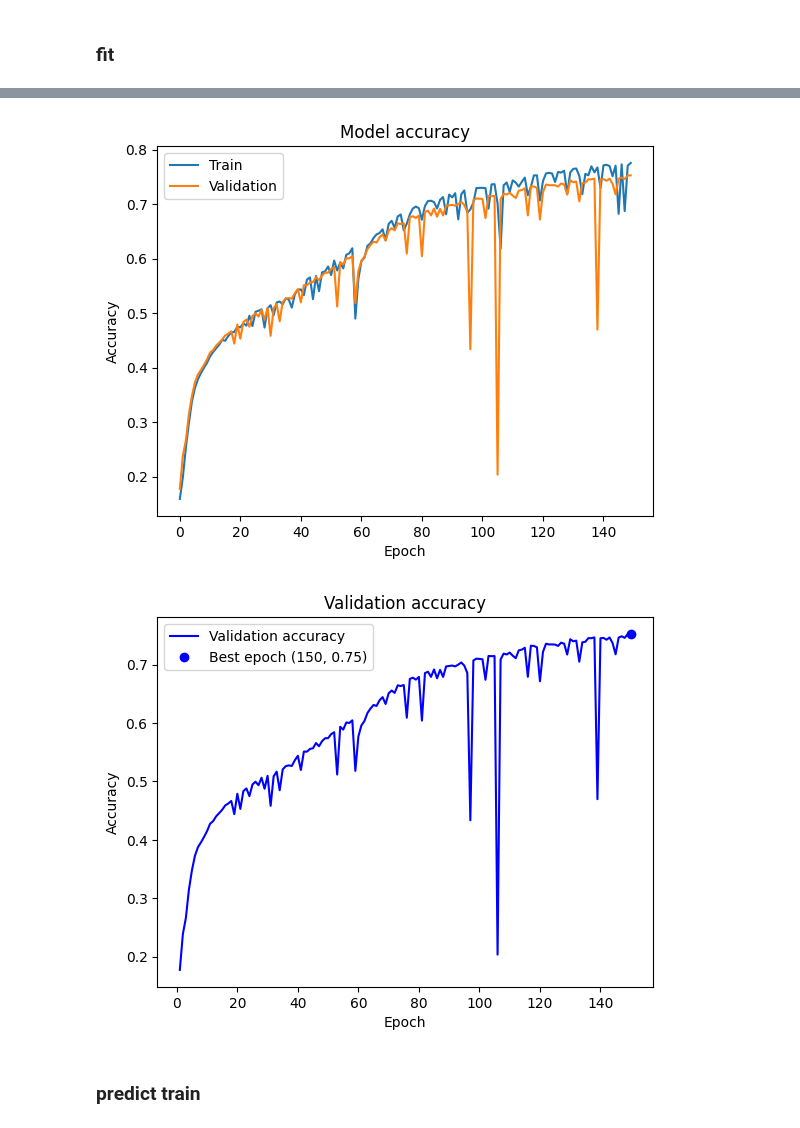
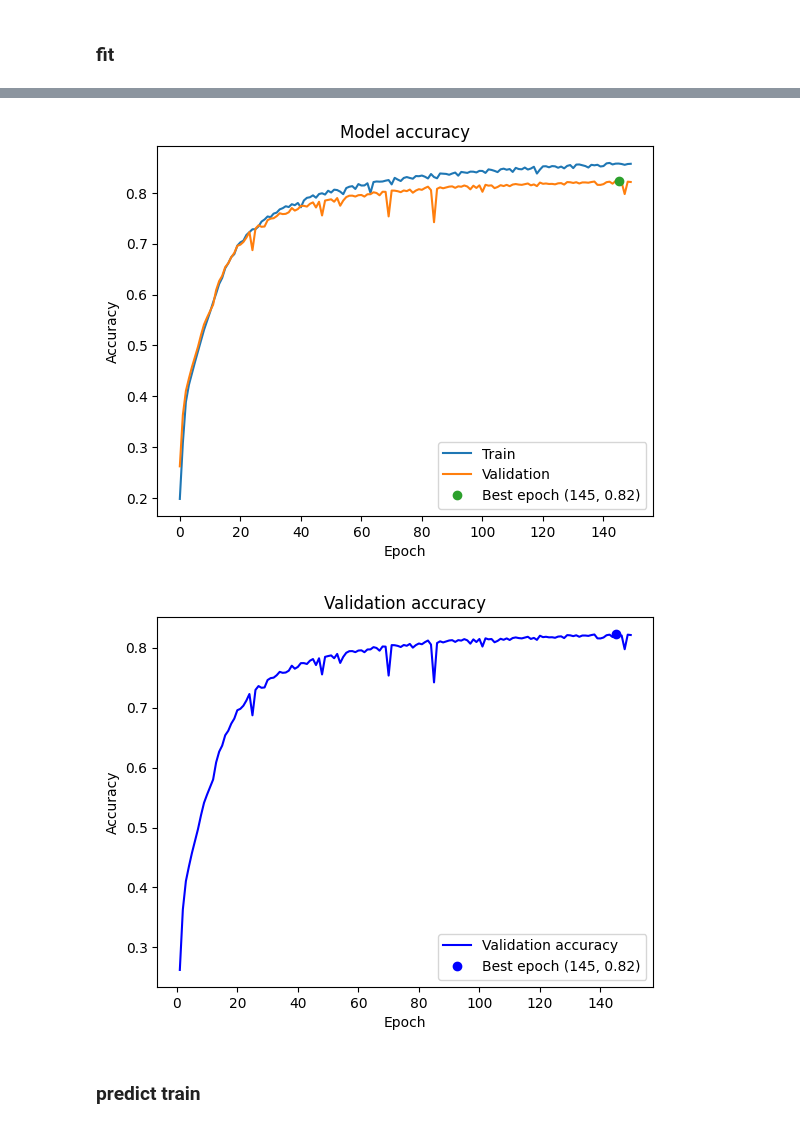
Before and after one commit to Eidell/gRPC-log-LSTM-Anomaly-Detection, a Jupyter notebook: lstm.ipynb, the cells around one changed output, grey strips where cells are left out. Cells and saved outputs as stored; diff of their text form; code cells hidden in the pictures.

```diff
--- a/lstm.ipynb
+++ b/lstm.ipynb
@@ -290,7 +307,7 @@ Found GPU at: /device:GPU:0
 # %% [markdown]
 ## timeseries
 # %%
-num_steps = 30
+num_steps = 20
 features = train_df.shape[1]
 
 train_batches = (train_df.shape[0] // num_steps) * num_steps
@@ -408,25 +430,29 @@ Epoch 150/150
 # %%
 import matplotlib.pyplot as plt
 
 # load the best weights
 model.load_weights(checkpoint_filepath)
 
 # Get the value of the validation accuracy at each epoch
 val_acc = history.history['val_accuracy']
 
 # Get the epoch with the highest validation accuracy
 best_epoch = np.argmax(val_acc)
+best_val_acc = val_acc[best_epoch]
+
+
 
 # plot accuracy
-plt.plot(model.history.history['accuracy'][:150])
-plt.plot(model.history.history['val_accuracy'][:150])
+plt.plot(model.history.history['accuracy'])
+plt.plot(model.history.history['val_accuracy'])
+plt.plot(best_epoch + 1, best_val_acc, 'o', label=f'Best epoch ({best_epoch + 1}, {best_val_acc:.2f})')
 plt.title('Model accuracy')
 plt.ylabel('Accuracy')
 plt.xlabel('Epoch')
-plt.legend(['Train', 'Validation'], loc='upper left')
+plt.legend(['Train', 'Validation', f'Best epoch ({best_epoch + 1}, {best_val_acc:.2f})'], loc='lower right')
 plt.show()
 # %% [output]
-[figure, old version]
+[figure, new version]
 # %%
 import matplotlib.pyplot as plt
 import numpy as np
@@ -449,7 +475,7 @@ plt.legend()
 
 plt.show()
 # %% [output]
-[figure, old version]
+[figure, new version]
 # %% [markdown]
 ### predict train
 # %%
```
Also changed, not shown: parts of 17 cells of this notebook.
